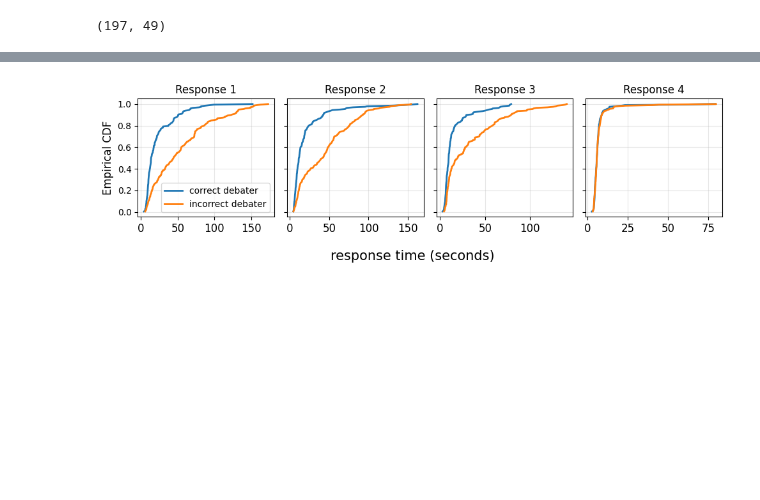
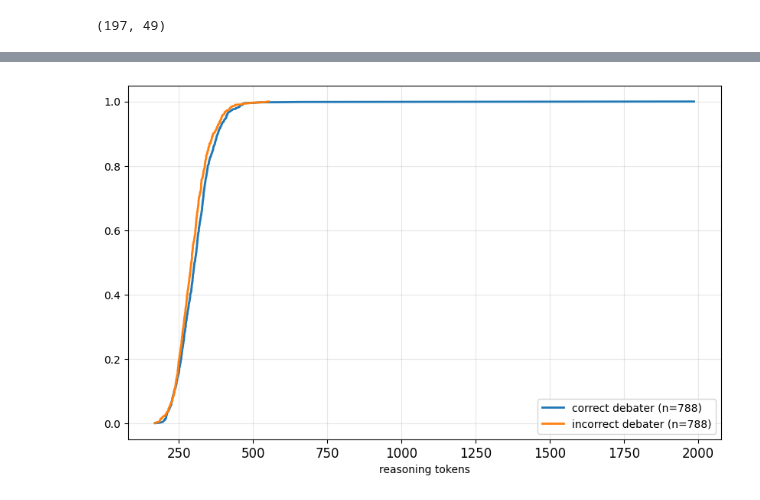
Before and after one commit to joshlevy89/llm_judge_debate_NEW, a Jupyter notebook: analysis/analysis_debate_times.ipynb, the cells around one changed output, grey strips where cells are left out. Drawn from its saved outputs; the diff is of its cells as text; code cells hidden in the pictures; blank space fills up the shorter version.

```diff
--- a/analysis/analysis_debate_times.ipynb
+++ b/analysis/analysis_debate_times.ipynb
@@ -53,18 +78,8 @@ plt.show()
-# %%
-fig, ax = plt.subplots(1, 4, figsize=(10, 3), sharey=True)
-
-num_turns_per_debater = max(correct_by_turn_dict)
-for i in range(num_turns_per_debater + 1):
-    cdf((pd.Series(correct_by_turn_dict[i]), pd.Series(incorrect_by_turn_dict[i])), labels=['correct debater', 'incorrect debater'], ax=ax[i])
-    ax[i].set_title(f'Response {i+1}')
-ax[0].set_ylabel('Empirical CDF', fontsize=12)
-fig.supxlabel('response time (seconds)', fontsize=15, y=0.02)
-plt.tight_layout()
-
-# ax[0].legend(handles=legend_elements, loc='lower right', fontsize=12)
-ax[0].legend(['correct debater', 'incorrect debater'], loc='lower right', fontsize=10)
-plt.tight_layout()
-plt.show()
-# %% [output]
-[figure, old version]
+# %%
+ax = cdf((correct_reasoning_tokens, incorrect_reasoning_tokens), labels=['correct debater', 'incorrect debater'])
+ax.legend()
+plt.xlabel('reasoning tokens')
+plt.show()
+# %% [output]
+[figure, added]
 # %%
```
Also changed, not shown: parts of 5 cells of this notebook, 2 other files.
